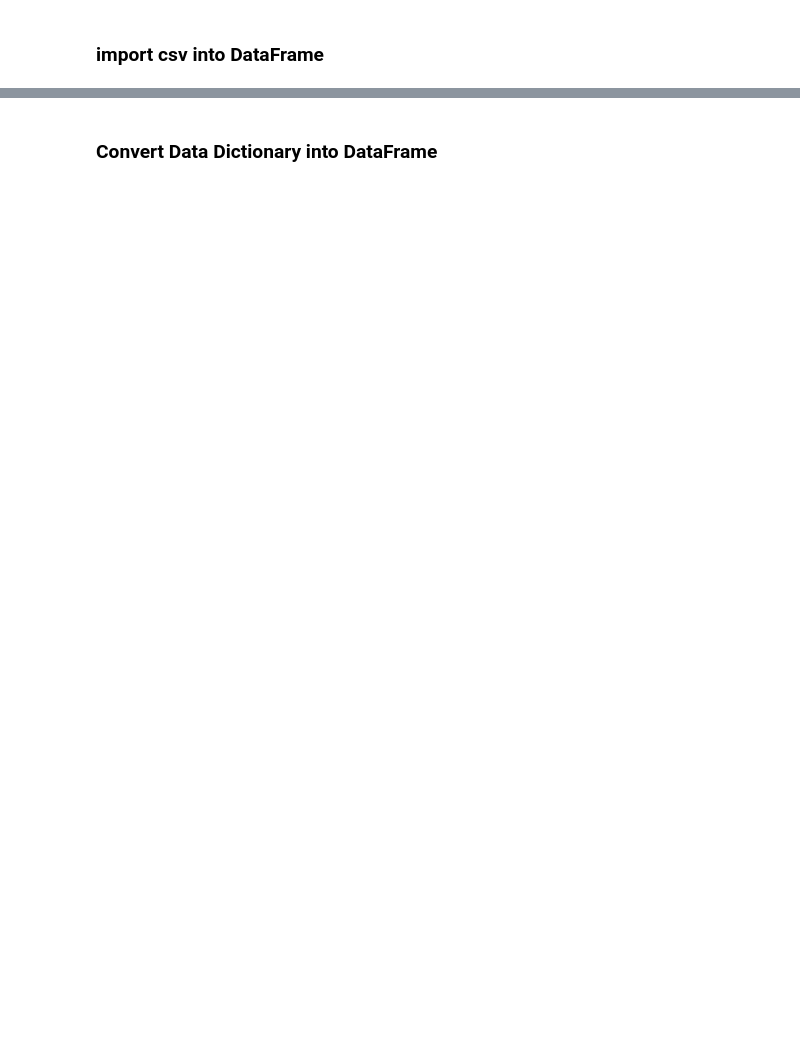
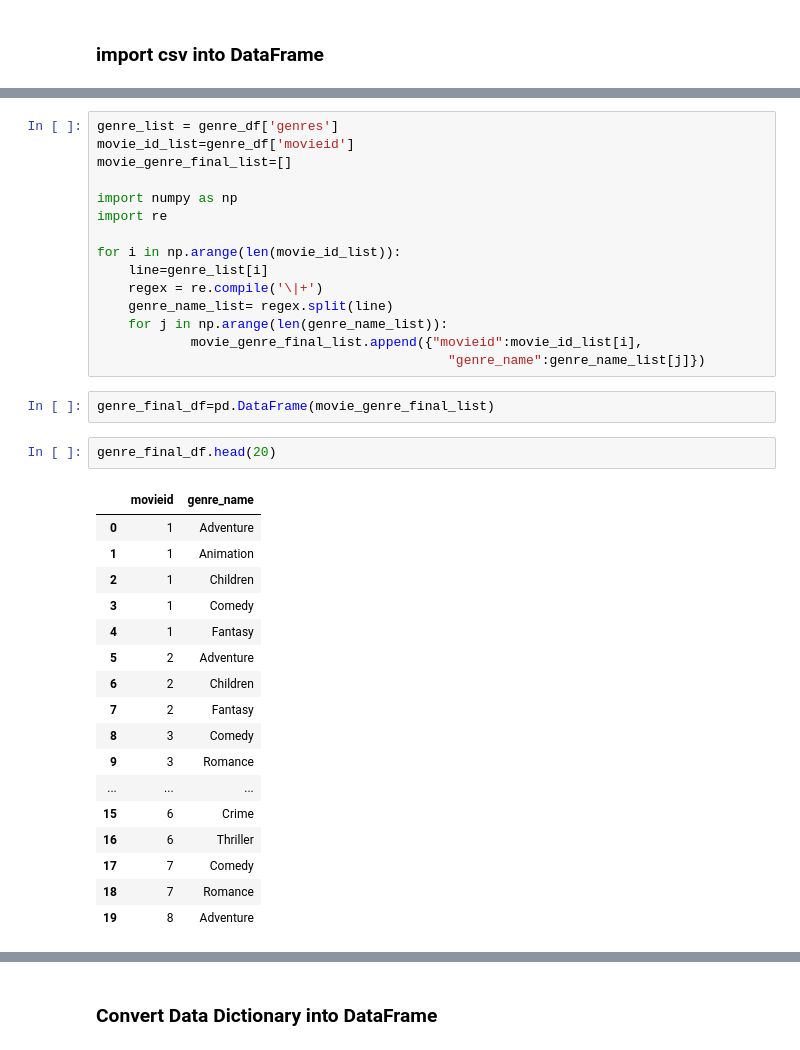
Before and after one commit to mpeteet/ETL-challenge-Team-3, a Jupyter notebook: movie_and_genre_MP.ipynb, the cells around one changed output, grey strips where cells are left out. Cells and saved outputs as stored; diff of their text form; blank space fills up the shorter version.

```diff
--- a/movie_and_genre_MP.ipynb
+++ b/movie_and_genre_MP.ipynb
@@ -39,0 +91,37 @@ genre_df.head()
+# %%
+genre_list = genre_df['genres']
+movie_id_list=genre_df['movieid']
+movie_genre_final_list=[]
+
+import numpy as np
+import re
+
+for i in np.arange(len(movie_id_list)):
+    line=genre_list[i]
+    regex = re.compile('\|+')
+    genre_name_list= regex.split(line)
+    for j in np.arange(len(genre_name_list)):
+            movie_genre_final_list.append({"movieid":movie_id_list[i],
+                                             "genre_name":genre_name_list[j]})
+# %%
+genre_final_df=pd.DataFrame(movie_genre_final_list)
+# %%
+genre_final_df.head(20)
+# %% [output]
+|  | movieid | genre_name |
+| 0 | 1 | Adventure |
+| 1 | 1 | Animation |
+| 2 | 1 | Children |
+| 3 | 1 | Comedy |
+| 4 | 1 | Fantasy |
+| 5 | 2 | Adventure |
+| 6 | 2 | Children |
+| 7 | 2 | Fantasy |
+| 8 | 3 | Comedy |
+| 9 | 3 | Romance |
+| ... | ... | ... |
+| 15 | 6 | Crime |
+| 16 | 6 | Thriller |
+| 17 | 7 | Comedy |
+| 18 | 7 | Romance |
+| 19 | 8 | Adventure |
```
Also changed, not shown: parts of 51 cells of this notebook, 1 other file.
